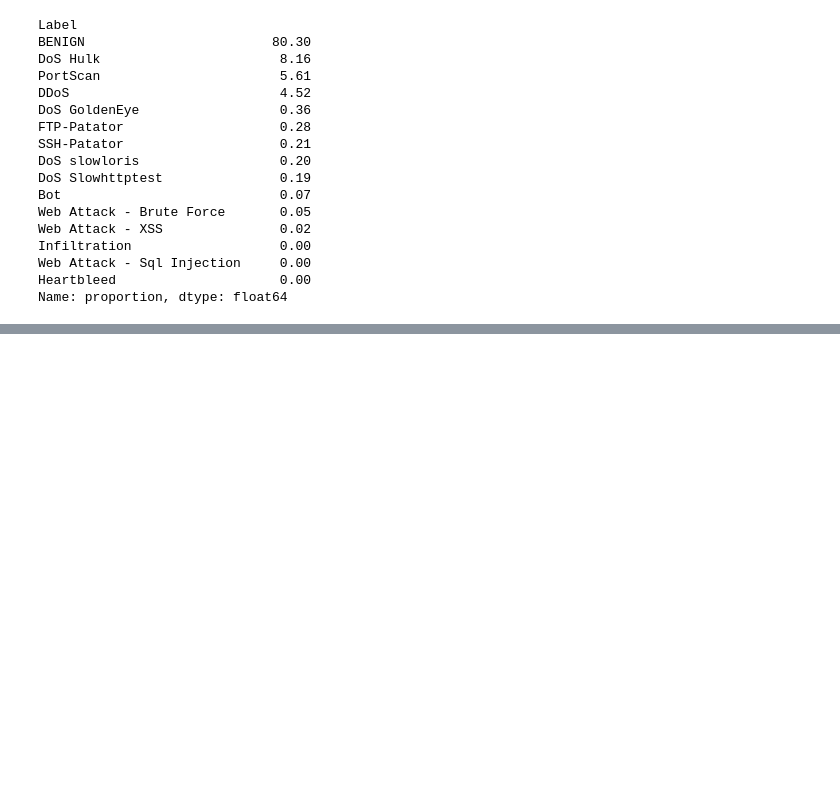
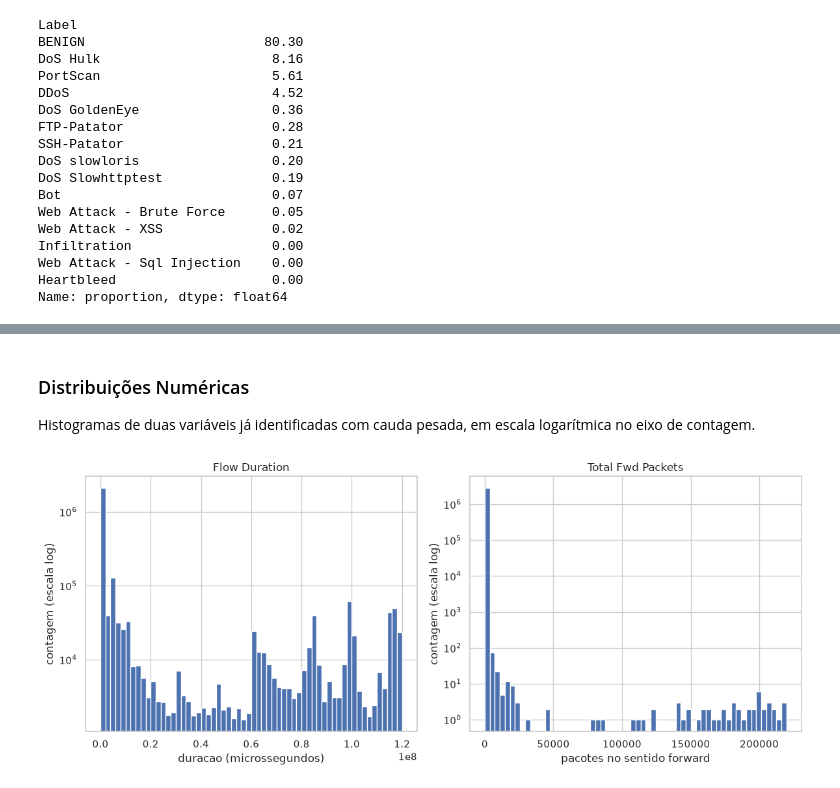
Before and after one commit to vinilauter/packoscope, a Jupyter notebook: main.ipynb, the cells around one changed output, grey strips where cells are left out. Saved outputs shown, nothing was run; the diff lists cells and outputs as text; code cells hidden in the pictures; blank space fills up the shorter version.

```diff
--- a/main.ipynb
+++ b/main.ipynb
@@ -249,0 +250,22 @@ plt.show()
+# %% [markdown]
+### Distribuições Numéricas
+
+Histogramas de duas variáveis já identificadas com cauda pesada, em escala logarítmica no eixo de contagem.
+# %%
+# escala log no eixo y por causa da cauda
+fig, axes = plt.subplots(1, 2, figsize=(12, 5))
+
+df["Flow Duration"].plot.hist(bins=60, log=True, ax=axes[0])
+axes[0].set_title("Flow Duration")
+axes[0].set_xlabel("duracao (microssegundos)")
+axes[0].set_ylabel("contagem (escala log)")
+
+df["Total Fwd Packets"].plot.hist(bins=60, log=True, ax=axes[1])
+axes[1].set_title("Total Fwd Packets")
+axes[1].set_xlabel("pacotes no sentido forward")
+axes[1].set_ylabel("contagem (escala log)")
+
+plt.tight_layout()
+plt.show()
+# %% [output]
+[figure, added]
```
Also changed, not shown: parts of 8 cells of this notebook.
